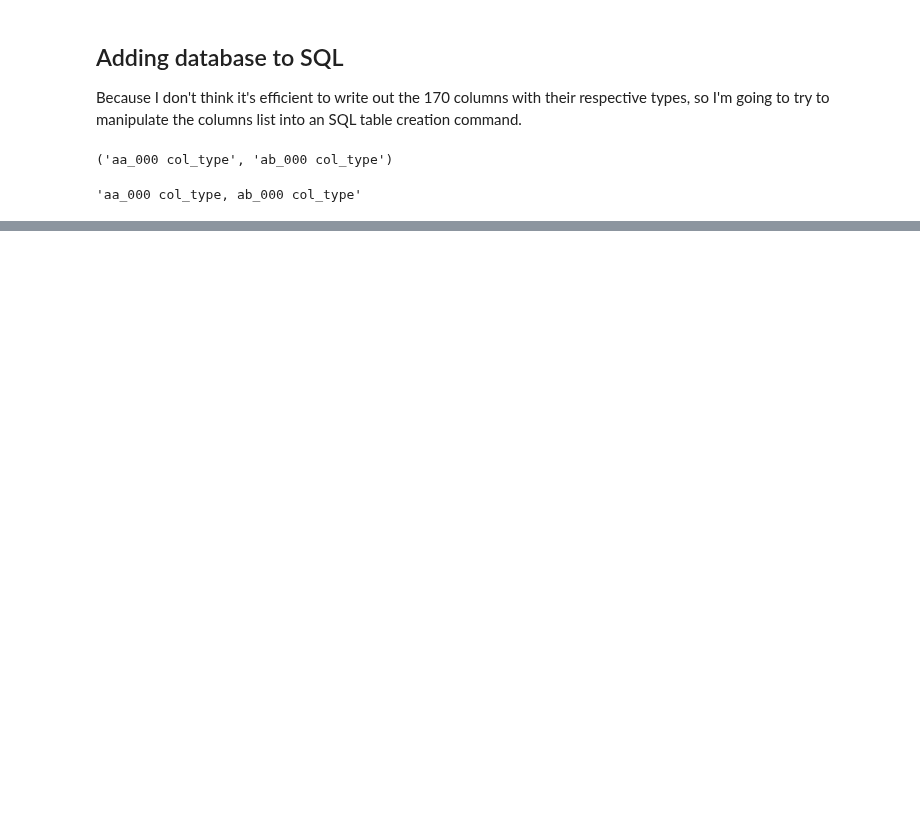
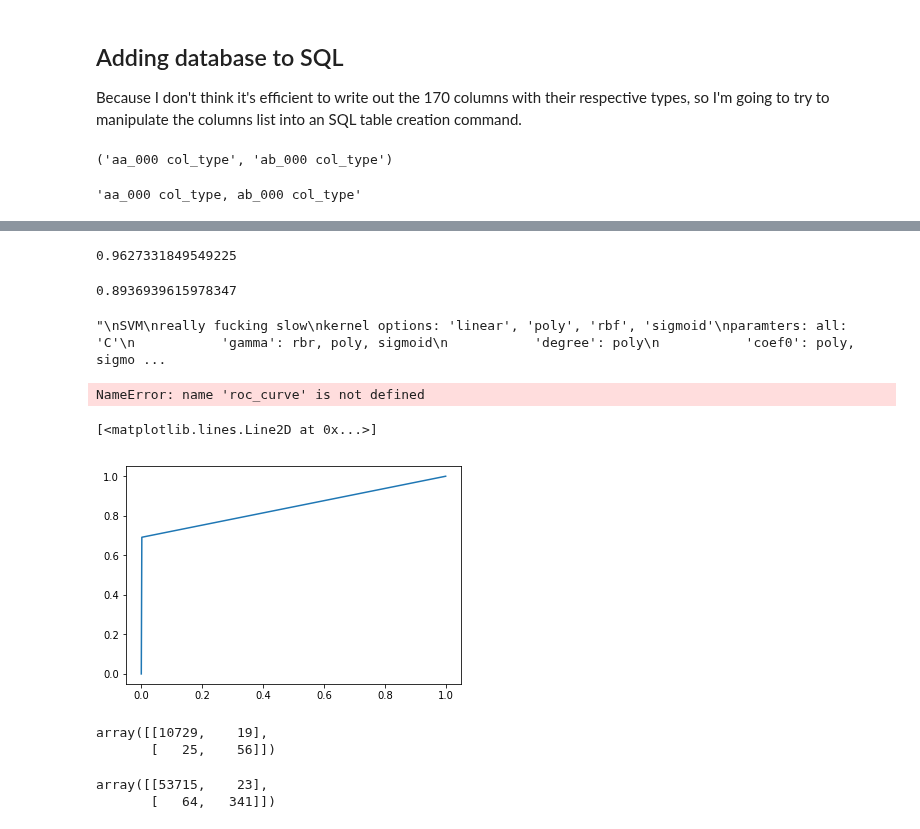
Before and after one commit to adamsxs/metis_project_03, a Jupyter notebook: APS_exploratory_data_walkthrough.ipynb, the cells around one changed output, grey strips where cells are left out. Saved outputs shown, nothing was run; the diff lists cells and outputs as text; code cells hidden in the pictures; blank space fills up the shorter version.

Commit message:
added MVP slides and testing with vanilla models

```diff
--- a/APS_exploratory_data_walkthrough.ipynb
+++ b/APS_exploratory_data_walkthrough.ipynb
@@ -336,0 +279,12 @@ def visualize_score_by_hyperparam(score, hyperparameters):
+# %%
+sss = StratifiedShuffleSplit(n_splits=1,test_size=0.20, random_state=42)
+# %%
+for train_index, holdout_index in sss.split(X_no_nan,y_no_nan):
+    #print("TRAIN:", train_index, "TEST:", holdout_index)
+    X_train = X_no_nan.values[train_index]
+    X_test = X_no_nan.values[holdout_index]
+    y_train = y_no_nan.values[train_index]
+    y_test = y_no_nan.values[holdout_index]
+
+    #Check that the train/test split is disjoint
+    assert(not set(train_index).intersection(set(holdout_index)))
@@ -336,0 +420,4 @@ def visualize_score_by_hyperparam(score, hyperparameters):
+# %%
+ssx = StandardScaler()
+X_train_scaled = ssx.fit_transform(X_train)
+X_test_scaled = ssx.transform(X_test)
@@ -336,0 +469,36 @@ def visualize_score_by_hyperparam(score, hyperparameters):
+# %%
+# Gradient Boosting Classifier
+gb_params={}
+np.mean(cross_val_score(GradientBoostingClassifier(), X_train_scaled, y_train,
+                       cv = skf, scoring = 'roc_auc'))
+# %% [output]
+0.9627331849549225
+# %%
+# Linear SVM
+# kernels: stick with 'linear'
+svc_params = {}
+np.mean(cross_val_score(LinearSVC(**svc_params), X_train_scaled, y_train,
+                       cv = skf, scoring = 'roc_auc'))
+# %% [output]
+0.8936939615978347
+# %%
+'''
+SVM
+really fucking slow
+kernel options: 'linear', 'poly', 'rbf', 'sigmoid'
+paramters: all: 'C'
+           'gamma': rbr, poly, sigmoid
+           'degree': poly
+           'coef0': poly, sigmoid
+'''
+# svc_params = {}
+# np.mean(cross_val_score(SVC(**svc_params),X_train,y_train,
+#                         cv=skf, scoring='roc_auc'))
+# %% [output]
+"\nSVM\nreally fucking slow\nkernel options: 'linear', 'poly', 'rbf', 'sigmoid'\nparamters: all: 'C'\n           'gamma': rbr, poly, sigmoid\n           'degree': poly\n           'coef0': poly, sigmo ...
+# %%
+# For MVP purposes, training vanilla GBM on X_train
+grb = GradientBoostingClassifier().fit(X_train_scaled, y_train)
+y_pred = grb.predict(X_test_scaled)
+# %% [output]
+NameError: name 'roc_curve' is not defined
@@ -336,0 +507,18 @@ def visualize_score_by_hyperparam(score, hyperparameters):
+# %%
+fpr, tpr, ths = roc_curve(y_test, y_pred)
+plt.plot(fpr,tpr)
+# %% [output]
+[<matplotlib.lines.Line2D at 0x...>]
+[figure, added]
+# %%
+# Test set results
+confusion_matrix(y_test, y_pred)
+# %% [output]
+array([[10729,    19],
+       [   25,    56]])
+# %%
+# for mvp
+confusion_matrix(y_no_nan, y_pred_whole)
+# %% [output]
+array([[53715,    23],
+       [   64,   341]])
```
Also changed, not shown: parts of 51 cells of this notebook, 2 other files.
